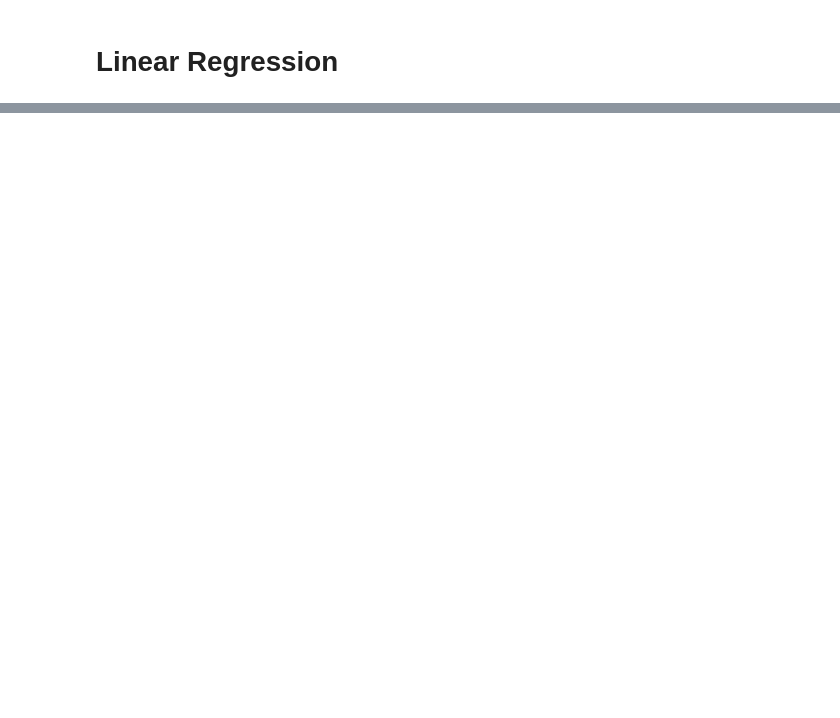
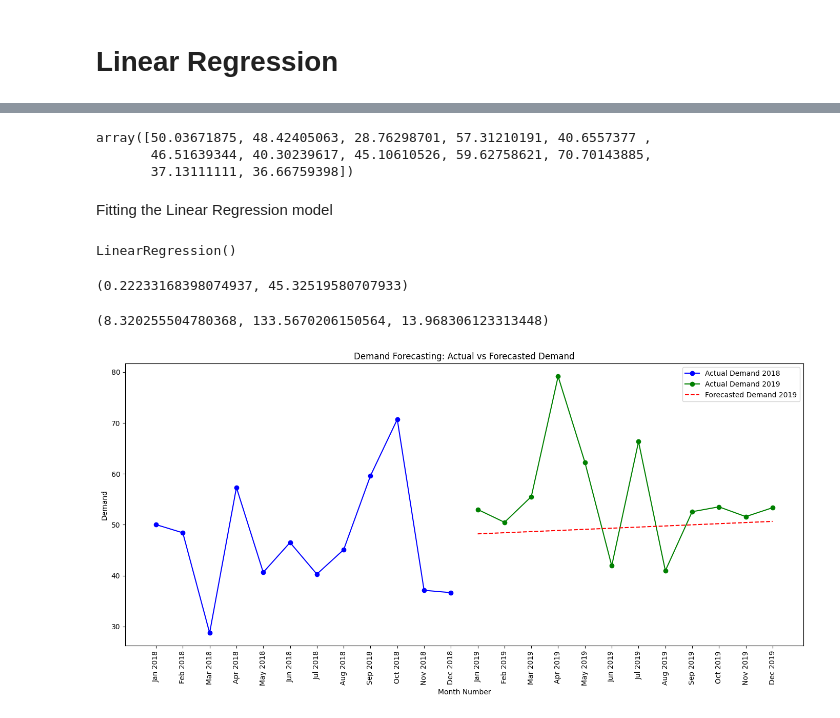
Before and after one commit to achchala/inventory-forecasting, a Jupyter notebook: linear_regression.ipynb, the cells around one changed output, grey strips where cells are left out. Cells and saved outputs as stored; diff of their text form; code cells hidden in the pictures; blank space fills up the shorter version.

Commit message:
linear regression done

```diff
--- a/linear_regression.ipynb
+++ b/linear_regression.ipynb
@@ -36,0 +31,5 @@ monthly_data
+# %%
+start_index_2018 = df.columns.get_loc("Jan (2018)")
+end_index_2018 = df.columns.get_loc("Dec (2018)")
+start_index_2019 = df.columns.get_loc("Jan (2019)")
+end_index_2019 = df.columns.get_loc("Dec (2019)")
@@ -36,0 +38,58 @@ monthly_data
+# %%
+demand_2018 = df.iloc[:, start_index_2018:end_index_2018+1].mean(axis=0).values
+demand_2018
+# %% [output]
+array([50.03671875, 48.42405063, 28.76298701, 57.31210191, 40.6557377 ,
+       46.51639344, 40.30239617, 45.10610526, 59.62758621, 70.70143885,
+       37.13111111, 36.66759398])
+# %% [markdown]
+Fitting the Linear Regression model
+# %%
+months_2018 = np.arange(1, 13).reshape(-1, 1)  # Reshape for compatibility with LinearRegression model
+model = LinearRegression()
+model.fit(months_2018.reshape(-1, 1), demand_2018)
+# %% [output]
+LinearRegression()
+# %%
+# Output the fitted model's slope (coefficient) and intercept
+slope = model.coef_[0]
+intercept = model.intercept_
+
+slope, intercept
+# %% [output]
+(0.22233168398074937, 45.32519580707933)
+# %%
+months_2019 = np.arange(13, 25).reshape(-1, 1)  # From January (13) to December (24) of 2019
+
+# Predict demand for 2019
+predictions_2019 = model.predict(months_2019)
+actual_demand_2019 = df.iloc[:, start_index_2019:end_index_2019+1].mean(axis=0).values
+# %%
+forecast_errors = actual_demand_2019 - predictions_2019
+mad = np.mean(np.abs(forecast_errors))
+mse = mean_squared_error(actual_demand_2019, predictions_2019)
+mape = np.mean(np.abs(forecast_errors / actual_demand_2019)) * 100
+mad, mse, mape
+# %% [output]
+(8.320255504780368, 133.5670206150564, 13.968306123313448)
+# %%
+months_combined = np.arange(1, 25)
+demand_combined = np.concatenate([demand_2018, actual_demand_2019])
+plt.figure(figsize=(14, 7))
+plt.plot(months_combined[:12], demand_2018, label='Actual Demand 2018', marker='o', color='blue')
+plt.plot(months_combined[12:], actual_demand_2019, label='Actual Demand 2019', marker='o', color='green')
+plt.plot(months_combined[12:], predictions_2019, label='Forecasted Demand 2019', linestyle='--', color='red')
+
+plt.title('Demand Forecasting: Actual vs Forecasted Demand')
+plt.xlabel('Month Number')
+plt.ylabel('Demand')
+plt.xticks(months_combined,
+           ['Jan 2018', 'Feb 2018', 'Mar 2018', 'Apr 2018', 'May 2018', 'Jun 2018',
+            'Jul 2018', 'Aug 2018', 'Sep 2018', 'Oct 2018', 'Nov 2018', 'Dec 2018',
+            'Jan 2019', 'Feb 2019', 'Mar 2019', 'Apr 2019', 'May 2019', 'Jun 2019',
+            'Jul 2019', 'Aug 2019', 'Sep 2019', 'Oct 2019', 'Nov 2019', 'Dec 2019'], rotation=90)
+plt.legend()
+plt.tight_layout()
+plt.show()
+# %% [output]
+[figure, added]
```
Also changed, not shown: parts of 4 cells of this notebook.
